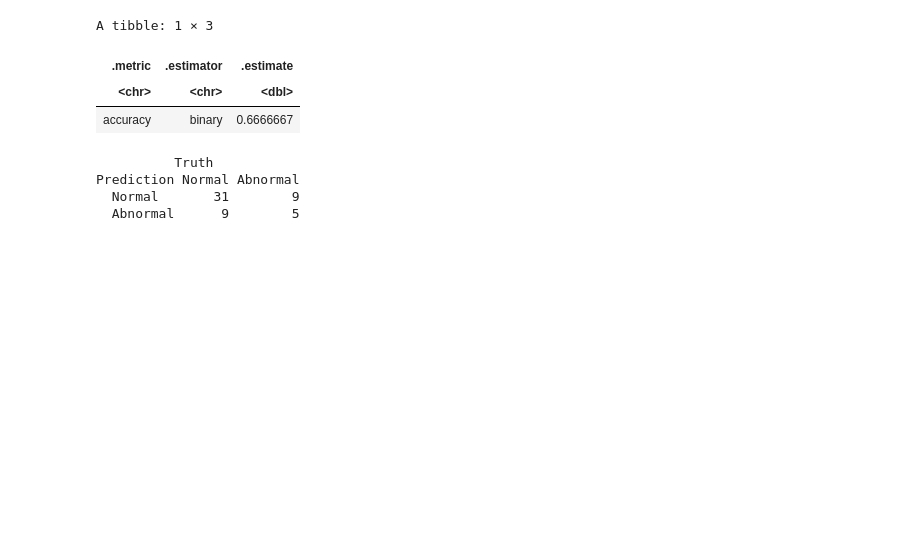
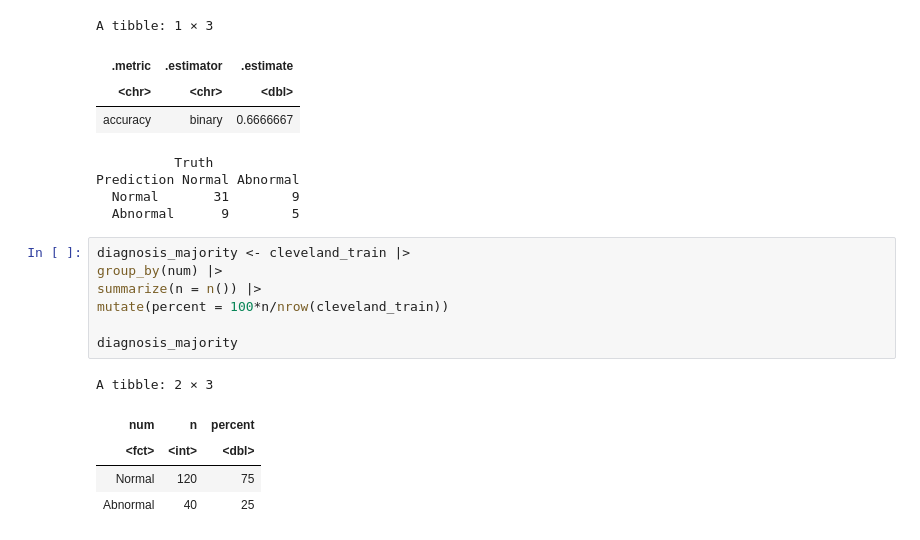
Before and after one commit to TimWei12/Group_25_project, a Jupyter notebook: final project.ipynb, the cells around one changed output. Drawn from its saved outputs; the diff is of its cells as text; blank space fills up the shorter version.

Commit message:
Add diagnosis majority

```diff
--- a/final project.ipynb
+++ b/final project.ipynb
@@ -353,3 +328,16 @@ A tibble: 1 × 3
 Prediction Normal Abnormal
   Normal       31        9
   Abnormal      9        5
+# %%
+diagnosis_majority <- cleveland_train |>
+group_by(num) |>
+summarize(n = n()) |>
+mutate(percent = 100*n/nrow(cleveland_train))
+
+diagnosis_majority
+# %% [output]
+A tibble: 2 × 3
+| num | n | percent |
+| <fct> | <int> | <dbl> |
+| Normal | 120 | 75 |
+| Abnormal | 40 | 25 |
```
Also changed, not shown: parts of 11 cells of this notebook.
